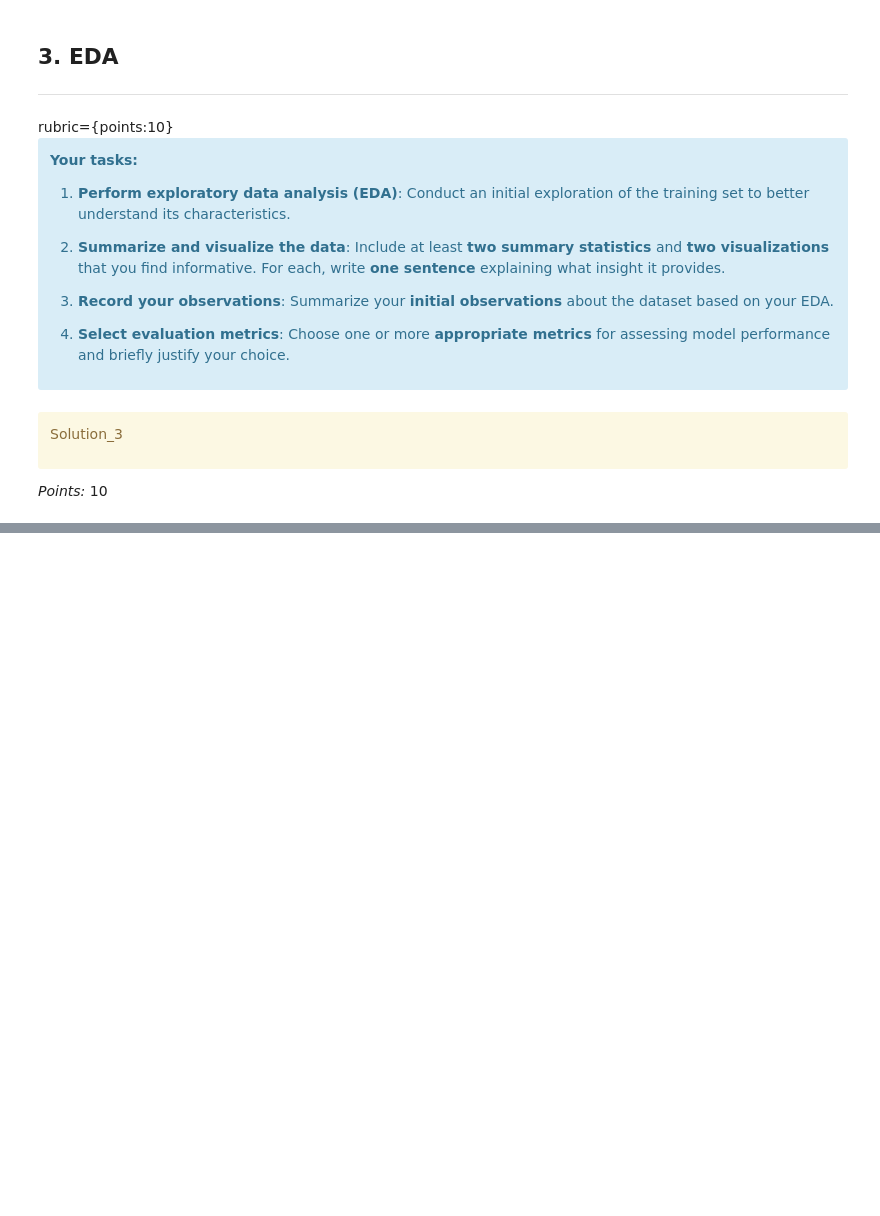
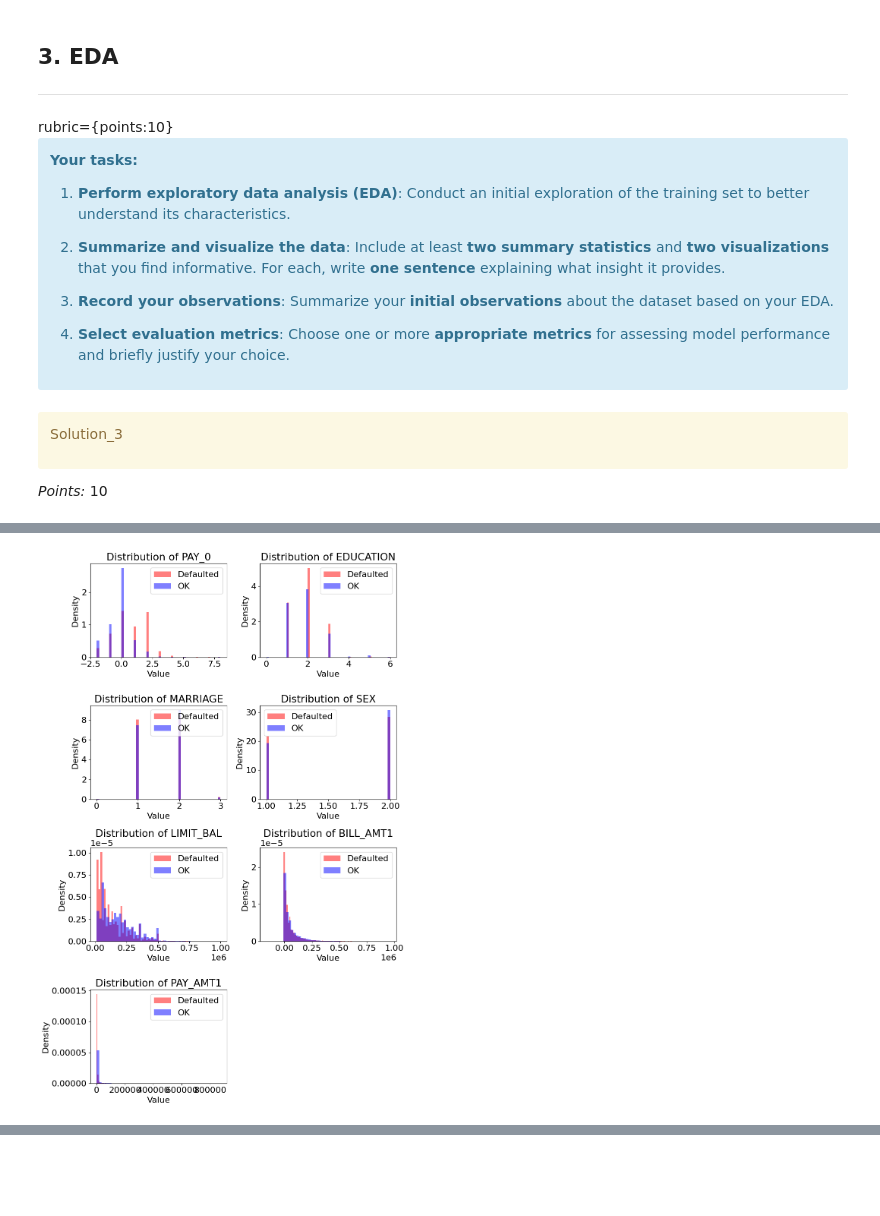
Before and after one commit to fisher-mw/CPSC-330-Project, a Jupyter notebook: hw5.ipynb, the cells around one changed output, grey strips where cells are left out. Cells and saved outputs as stored; diff of their text form; code cells hidden in the pictures; blank space fills up the shorter version.

```diff
--- a/hw5.ipynb
+++ b/hw5.ipynb
@@ -228,0 +275,30 @@ _Type your answer here, replacing this text._
+# %%
+cols = ["PAY_0","EDUCATION","MARRIAGE","SEX","LIMIT_BAL", "BILL_AMT1","PAY_AMT1"]
+target = "default.payment.next.month"
+df_default = raw_data[raw_data[target] == 1]
+df_ok = raw_data[raw_data[target] == 0]
+fig, axes = plt.subplots(nrows=4, ncols=2, figsize=(10, 15))
+
+# CREDIT CHATGPT FOR GRID LOGIC: Previosly I was using the list logic given in HW3 Question 1.3 but it resulted in an unfriendly viewing experience.
+axes = axes.flatten() # Flatten so we can iterate with a single index
+
+for i, col in enumerate(cols):
+    ax = axes[i]
+
+    # Plotting into the specific 'ax'
+    df_default[col].plot.hist(ax=ax, bins=50, alpha=0.5, label='Defaulted', color='red', density=True)
+    df_ok[col].plot.hist(ax=ax, bins=50, alpha=0.5, label='OK', color='blue', density=True)
+
+    ax.set_title(f"Distribution of {col}")
+    ax.set_xlabel("Value")
+    ax.set_ylabel("Density")
+    ax.legend()
+
+# 4. Cleanup: Hide the empty 8th subplot
+if len(cols) < len(axes):
+    axes[-1].set_visible(False)
+
+plt.tight_layout()
+plt.show()
+# %% [output]
+[figure, added]
```
Also changed, not shown: parts of 24 cells of this notebook, 1 other file.
